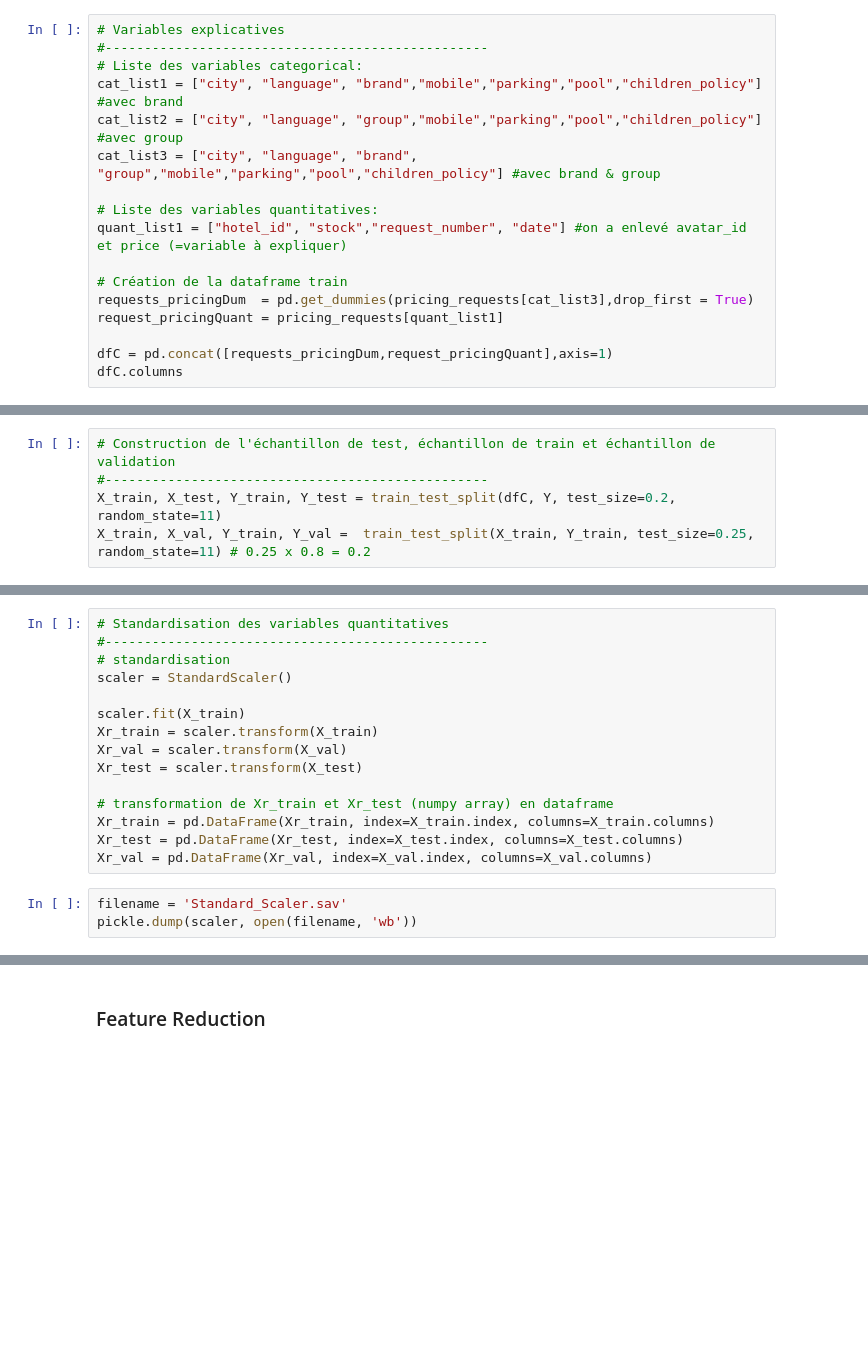
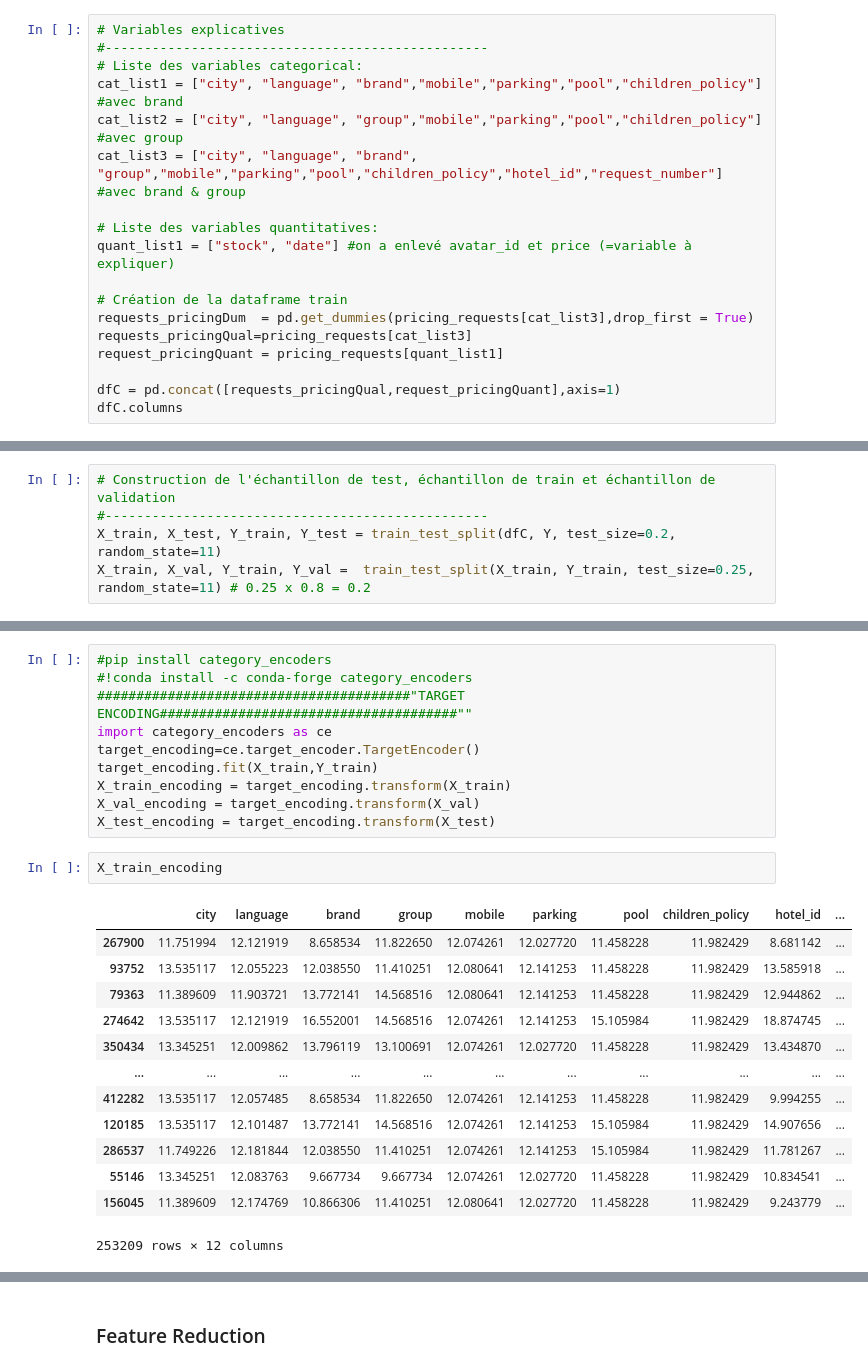
Before and after one commit to leacamusat/Defi-IA-bedbugs, a Jupyter notebook: Modeles_commentés.ipynb, the cells around one changed output, grey strips where cells are left out. Drawn from its saved outputs; the diff is of its cells as text; blank space fills up the shorter version.

Commit message:
target encoding

```diff
--- a/Modeles_commentés.ipynb
+++ b/Modeles_commentés.ipynb
@@ -270,15 +273,16 @@ plotDates()
 # Liste des variables categorical:
 cat_list1 = ["city", "language", "brand","mobile","parking","pool","children_policy"] #avec brand
 cat_list2 = ["city", "language", "group","mobile","parking","pool","children_policy"] #avec group
-cat_list3 = ["city", "language", "brand", "group","mobile","parking","pool","children_policy"] #avec brand & group
+cat_list3 = ["city", "language", "brand", "group","mobile","parking","pool","children_policy","hotel_id","request_number"] #avec brand & group
 
 # Liste des variables quantitatives:
-quant_list1 = ["hotel_id", "stock","request_number", "date"] #on a enlevé avatar_id et price (=variable à expliquer)
+quant_list1 = ["stock", "date"] #on a enlevé avatar_id et price (=variable à expliquer)
 
 # Création de la dataframe train
 requests_pricingDum  = pd.get_dummies(pricing_requests[cat_list3],drop_first = True)
+requests_pricingQual=pricing_requests[cat_list3]
 request_pricingQuant = pricing_requests[quant_list1]
 
-dfC = pd.concat([requests_pricingDum,request_pricingQuant],axis=1)
+dfC = pd.concat([requests_pricingQual,request_pricingQuant],axis=1)
 dfC.columns
 # %% [output]
@@ -337,18 +344,26 @@ X_test  ---> taille: 55203  x 63
 # %%
-# Standardisation des variables quantitatives
-#-------------------------------------------------
-# standardisation
-scaler = StandardScaler()
-
-scaler.fit(X_train)
-Xr_train = scaler.transform(X_train)
-Xr_val = scaler.transform(X_val)
-Xr_test = scaler.transform(X_test)
-
-# transformation de Xr_train et Xr_test (numpy array) en dataframe
-Xr_train = pd.DataFrame(Xr_train, index=X_train.index, columns=X_train.columns)
-Xr_test = pd.DataFrame(Xr_test, index=X_test.index, columns=X_test.columns)
-Xr_val = pd.DataFrame(Xr_val, index=X_val.index, columns=X_val.columns)
+#pip install category_encoders
+#!conda install -c conda-forge category_encoders
+########################################"TARGET ENCODING######################################""
+import category_encoders as ce
+target_encoding=ce.target_encoder.TargetEncoder()
+target_encoding.fit(X_train,Y_train)
+X_train_encoding = target_encoding.transform(X_train)
+X_val_encoding = target_encoding.transform(X_val)
+X_test_encoding = target_encoding.transform(X_test)
-# %%
-filename = 'Standard_Scaler.sav'
-pickle.dump(scaler, open(filename, 'wb'))
+# %%
+X_train_encoding
+# %% [output]
+|  | city | language | brand | group | mobile | parking | pool | children_policy | hotel_id | ... |
+| 267900 | 11.751994 | 12.121919 | 8.658534 | 11.822650 | 12.074261 | 12.027720 | 11.458228 | 11.982429 | 8.681142 | ... |
+| 93752 | 13.535117 | 12.055223 | 12.038550 | 11.410251 | 12.080641 | 12.141253 | 11.458228 | 11.982429 | 13.585918 | ... |
+| 79363 | 11.389609 | 11.903721 | 13.772141 | 14.568516 | 12.080641 | 12.141253 | 11.458228 | 11.982429 | 12.944862 | ... |
+| 274642 | 13.535117 | 12.121919 | 16.552001 | 14.568516 | 12.074261 | 12.141253 | 15.105984 | 11.982429 | 18.874745 | ... |
+| 350434 | 13.345251 | 12.009862 | 13.796119 | 13.100691 | 12.074261 | 12.027720 | 11.458228 | 11.982429 | 13.434870 | ... |
+| ... | ... | ... | ... | ... | ... | ... | ... | ... | ... | ... |
+| 412282 | 13.535117 | 12.057485 | 8.658534 | 11.822650 | 12.074261 | 12.141253 | 11.458228 | 11.982429 | 9.994255 | ... |
+| 120185 | 13.535117 | 12.101487 | 13.772141 | 14.568516 | 12.074261 | 12.141253 | 15.105984 | 11.982429 | 14.907656 | ... |
+| 286537 | 11.749226 | 12.181844 | 12.038550 | 11.410251 | 12.074261 | 12.141253 | 15.105984 | 11.982429 | 11.781267 | ... |
+| 55146 | 13.345251 | 12.083763 | 9.667734 | 9.667734 | 12.074261 | 12.027720 | 11.458228 | 11.982429 | 10.834541 | ... |
+| 156045 | 11.389609 | 12.174769 | 10.866306 | 11.410251 | 12.080641 | 12.027720 | 11.458228 | 11.982429 | 9.243779 | ... |
+253209 rows × 12 columns
```
Also changed, not shown: parts of 26 cells of this notebook, 1 other file.
